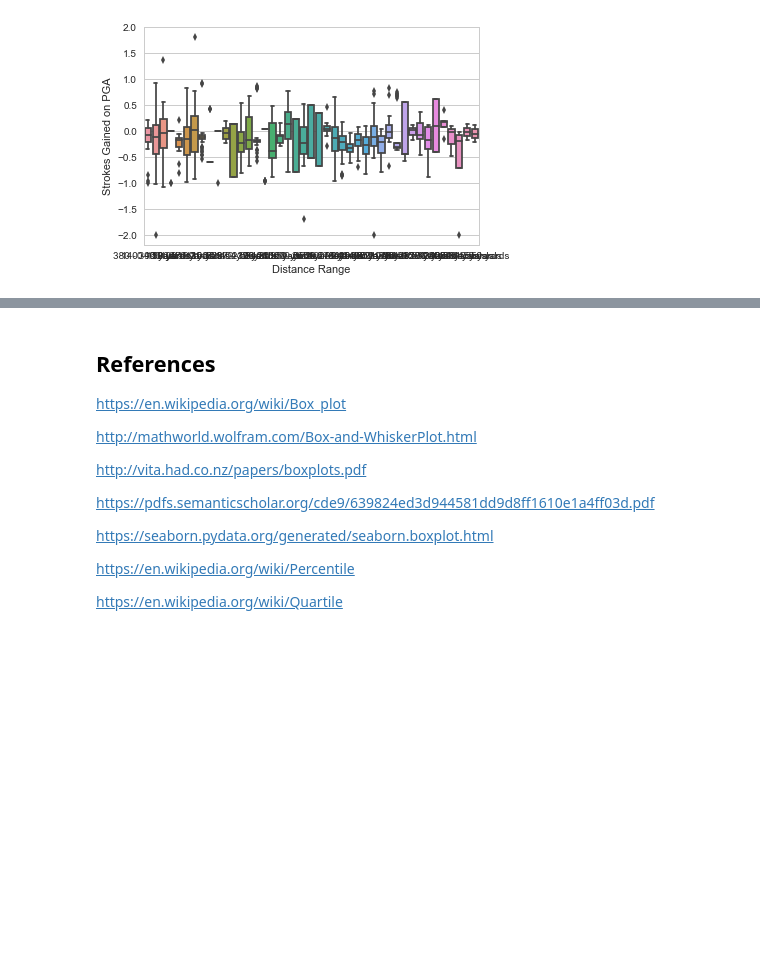
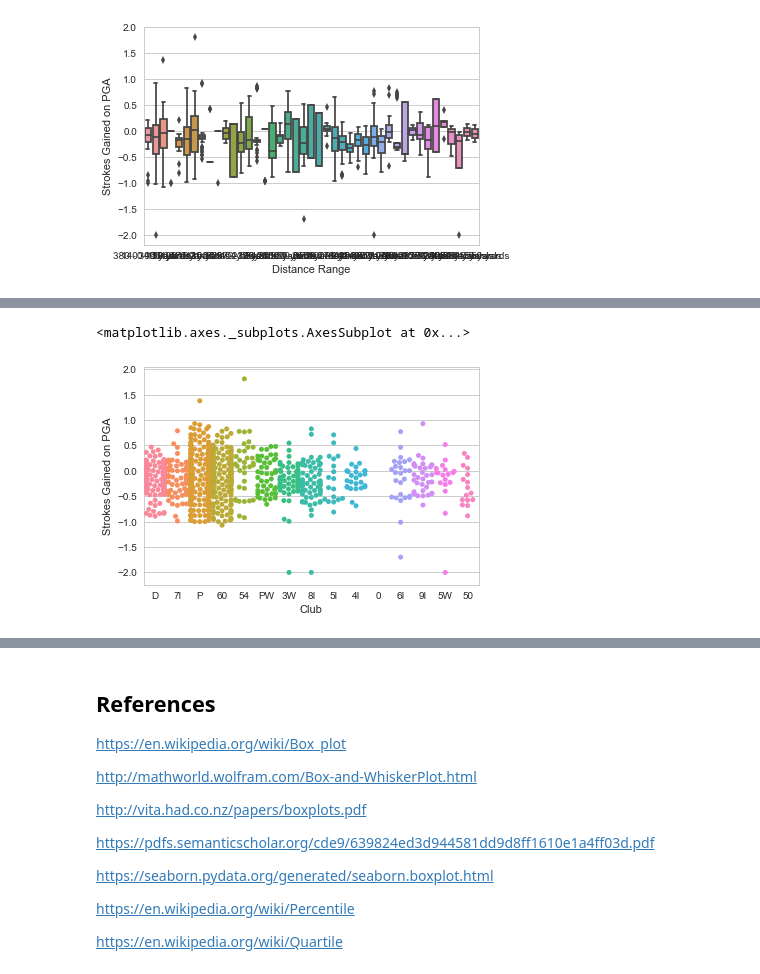
Before and after one commit to diarmuidwhelan/Fundamentals_of_Data_Analysis_Project, a Jupyter notebook: Fund_of_DA_proj.ipynb, the cells around one changed output, grey strips where cells are left out. Cells and saved outputs as stored; diff of their text form; code cells hidden in the pictures; blank space fills up the shorter version.

```diff
--- a/Fund_of_DA_proj.ipynb
+++ b/Fund_of_DA_proj.ipynb
@@ -95,0 +123,5 @@ Percentile is a measure used in statistics indicating the value below which a gi
+# %%
+sns.swarmplot(x="Club", y='Strokes Gained on PGA',data=golf)
+# %% [output]
+<matplotlib.axes._subplots.AxesSubplot at 0x...>
+[figure, added]
```
Also changed, not shown: parts of 22 cells of this notebook.
